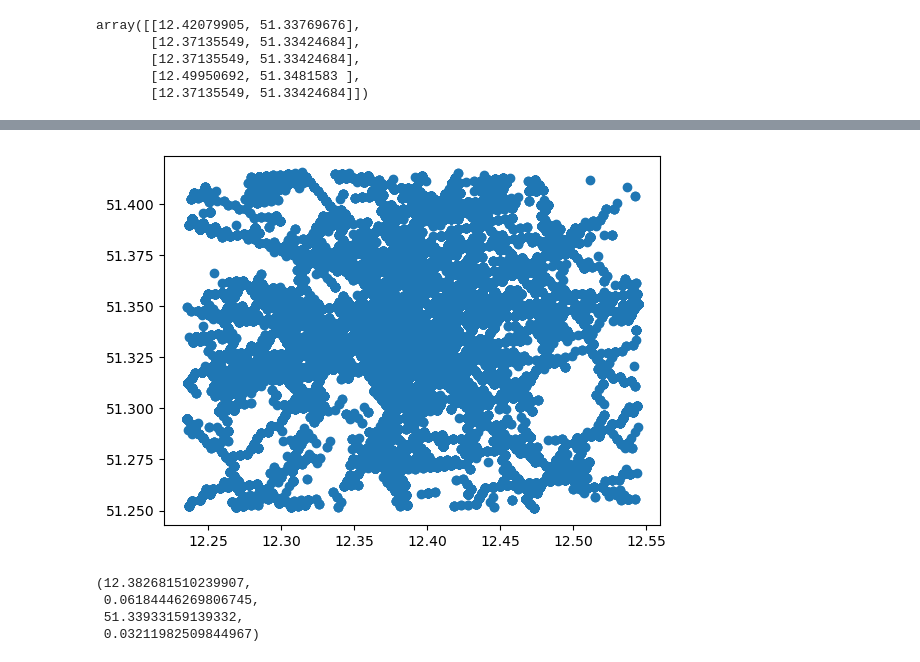
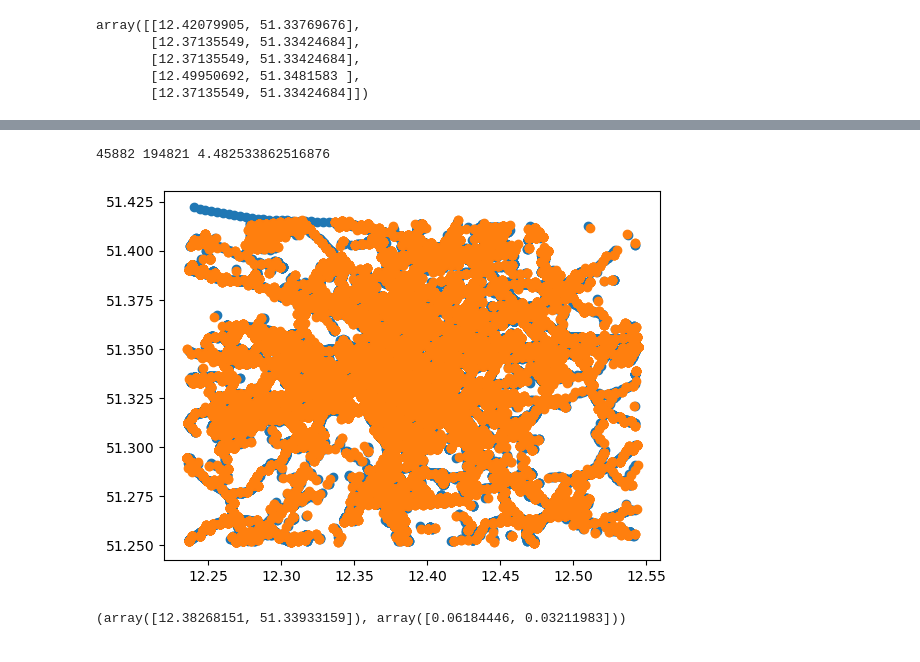
Before and after one commit to Niko32/ProbML, a Jupyter notebook: gp_for_map_vis.ipynb, the cells around one changed output, grey strips where cells are left out. Cells and saved outputs as stored; diff of their text form; code cells hidden in the pictures.

```diff
--- a/gp_for_map_vis.ipynb
+++ b/gp_for_map_vis.ipynb
@@ -1,5 +1,9 @@
 # %%
+import yaml
 import numpy as np
+import plotly.express as ex
+
+from preprocessing import filter_dataframe_by_bounding_box, prepare_data
 
 from src.gpytorch_model import ExactGPModel
 import gpytorch
@@ -9,8 +13,13 @@ import torch
 kernel = gpytorch.kernels.ScaleKernel(
     gpytorch.kernels.RQKernel(lengthscale=0.75, lengthscale_constraint=gpytorch.constraints.Interval(0.5, 1), alpha=50, alpha_constraint=gpytorch.constraints.Interval(5, 100)))
 likelihood = gpytorch.likelihoods.GaussianLikelihood()
+data = prepare_data(True)
+training_stuff, val_stuff = data[0:4], data[4:-1]
+len(training_stuff), len(val_stuff)
+
 # init model for state dict loading
-model = ExactGPModel(None, None, None, None,likelihood, kernel, 100, early_stopping_patience=5)
-
-model.load_state_dict(torch.load("output/gpytorch_models/1.3645.pth"))
+model = ExactGPModel(*[torch.tensor(i).float() for i in training_stuff], likelihood, kernel, 3, early_stopping_patience=5)
+model.train_loop()
+with open("config.yaml", "r") as f:
+    CONFIG = yaml.safe_load(f)
 # %% [output]
@@ -27,3 +42,13 @@ array([[12.42079905, 51.33769676],
        [12.37135549, 51.33424684],
        [12.49950692, 51.3481583 ],
        [12.37135549, 51.33424684]])
+# %%
+import pandas as pd
+all_data = filter_dataframe_by_bounding_box( pd.read_csv("data/Prob_ml.csv"), *CONFIG["leipzig_bbox"].values())
+out_mean = all_data["rsrp"].mean()
+out_std = all_data["rsrp"].std()
+
+lat_long_mean = all_data[["lon", "lat"]].mean().to_numpy()
+lat_long_std = all_data[["lon", "lat"]].std().to_numpy()
+
+print(lat_long_mean, lat_long_std)
@@ -30,15 +71,18 @@ array([[12.42079905, 51.33769676],
+# %%
+print(len(means_), len(all_data), stds_.mean())
+# %% [output]
+45882 194821 4.482533862516876
 # %%
 %matplotlib inline
+plt.scatter(*all_data[["lon", "lat"]].to_numpy().T)
 plt.scatter(centroids[:,0], centroids[:,1])
+
 plt.show()
 # %% [output]
-[figure, old version]
+[figure, new version]
 # %%
-mu_lat, mu_long = centroids.mean(axis=0)
-sig_lat, sig_long = centroids.std(axis=0)
-mu_lat, sig_lat, mu_long, sig_long
+means = centroids.mean(axis=0)
+sigs = centroids.std(axis=0)
+means, sigs
 # %% [output]
-(12.382681510239907,
- 0.06184446269806745,
- 51.33933159139332,
- 0.03211982509844967)
+(array([12.38268151, 51.33933159]), array([0.06184446, 0.03211983]))
```
Also changed, not shown: parts of 15 cells of this notebook, 1 other file.
